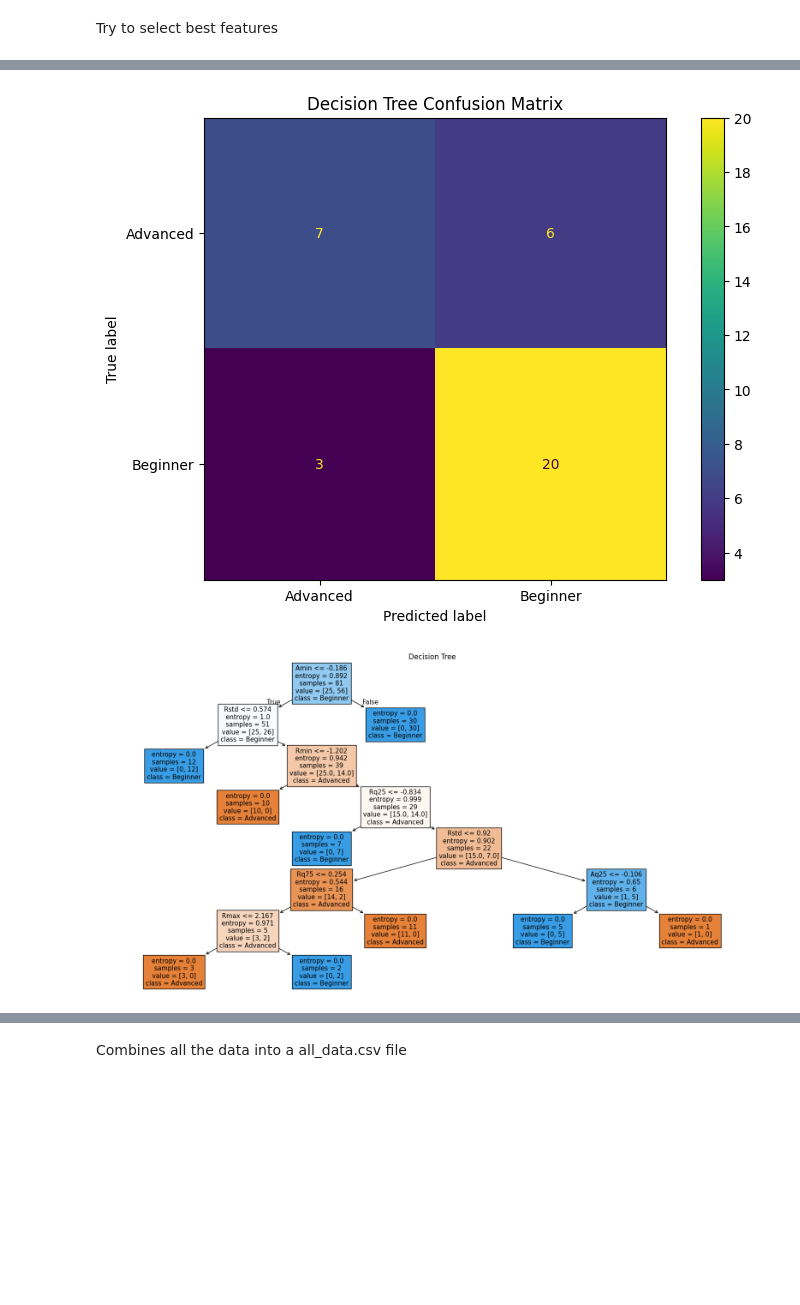
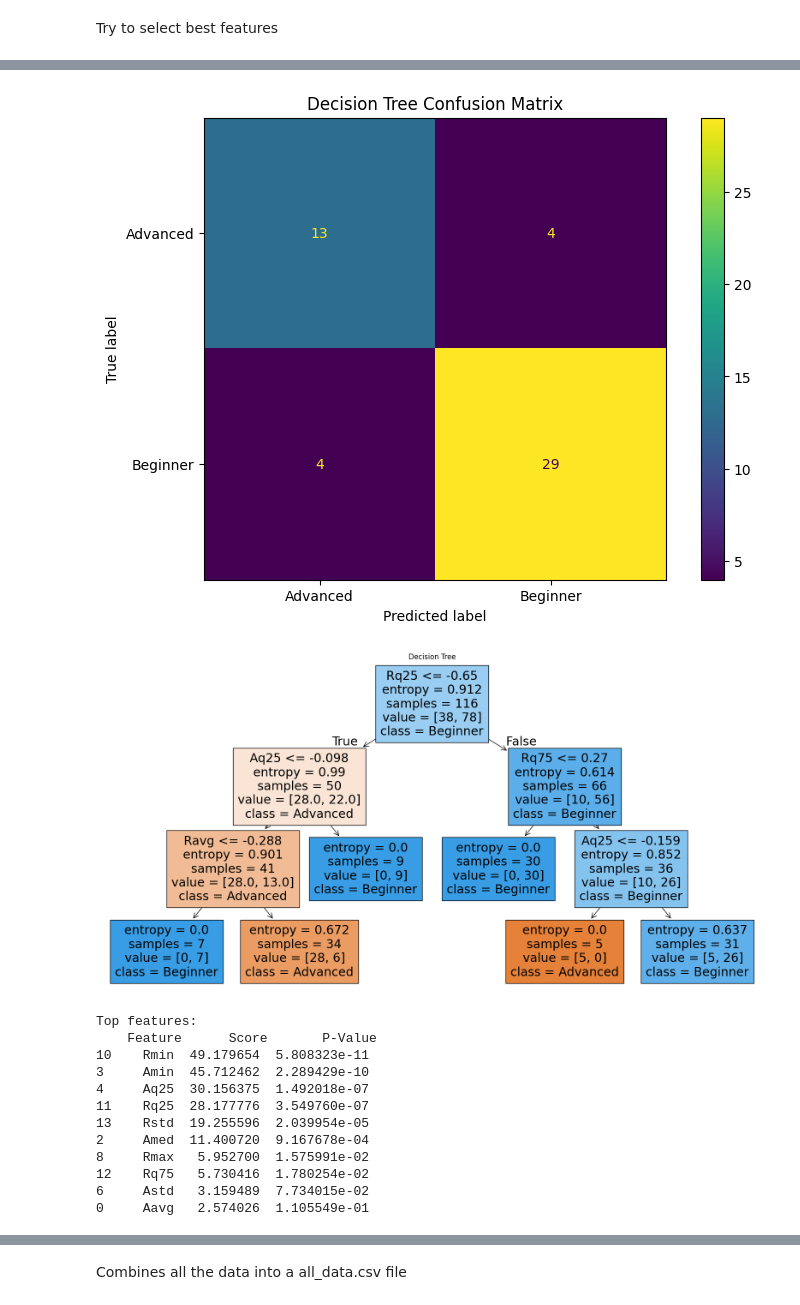
Before and after one commit to Nickmm11/rockclimbing-classification, a Jupyter notebook: Project.ipynb, the cells around one changed output, grey strips where cells are left out. Drawn from its saved outputs; the diff is of its cells as text; code cells hidden in the pictures; blank space fills up the shorter version.

```diff
--- a/Project.ipynb
+++ b/Project.ipynb
@@ -157,7 +153,7 @@ def train_decision_tree(frames, k):
     X_train, X_test, y_train, y_test = train_test_split(X_new, y, test_size=0.3, random_state=42)
 
     # Create model
-    dt_model = DecisionTreeClassifier(criterion='entropy', max_depth=10).fit(X_train, y_train)
+    dt_model = DecisionTreeClassifier(criterion='entropy', max_depth=3).fit(X_train, y_train)
     dt_pred = dt_model.predict(X_test)
 
     # Evaluate on test set
@@ -174,7 +170,7 @@ def train_decision_tree(frames, k):
 from sklearn.tree import DecisionTreeClassifier, plot_tree
 
 # Load the combined data
-feature_frames = pd.read_csv('./MyData/all_data2.csv')
+feature_frames = pd.read_csv('./MyData/all_data3.csv')
 feature_frames = feature_frames[feature_frames['activity'] != 'Test Set']
 
 # Assuming you have a DataFrame `frames` and a value for `k`
@@ -200,6 +196,7 @@ plt.figure(figsize=(20, 10))
 plot_tree(dt_model, feature_names=selected_features, class_names=dt_model.classes_, filled=True)
 plt.title("Decision Tree")
 plt.show()
+print("Top features:\n", top_features)
 # %% [output]
               precision    recall  f1-score   support
 
@@ -221,3 +218,15 @@ weighted avg       0.74      0.75      0.74        36
-[figure, old version]
+[figure, new version]
-[figure, old version]
+[figure, new version]
+Top features:
+    Feature      Score       P-Value
+10    Rmin  49.179654  5.808323e-11
+3     Amin  45.712462  2.289429e-10
+4     Aq25  30.156375  1.492018e-07
+11    Rq25  28.177776  3.549760e-07
+13    Rstd  19.255596  2.039954e-05
+2     Amed  11.400720  9.167678e-04
+8     Rmax   5.952700  1.575991e-02
+12    Rq75   5.730416  1.780254e-02
+6     Astd   3.159489  7.734015e-02
+0     Aavg   2.574026  1.105549e-01
 # %%
```
Also changed, not shown: parts of 12 cells of this notebook, 1 other file.
